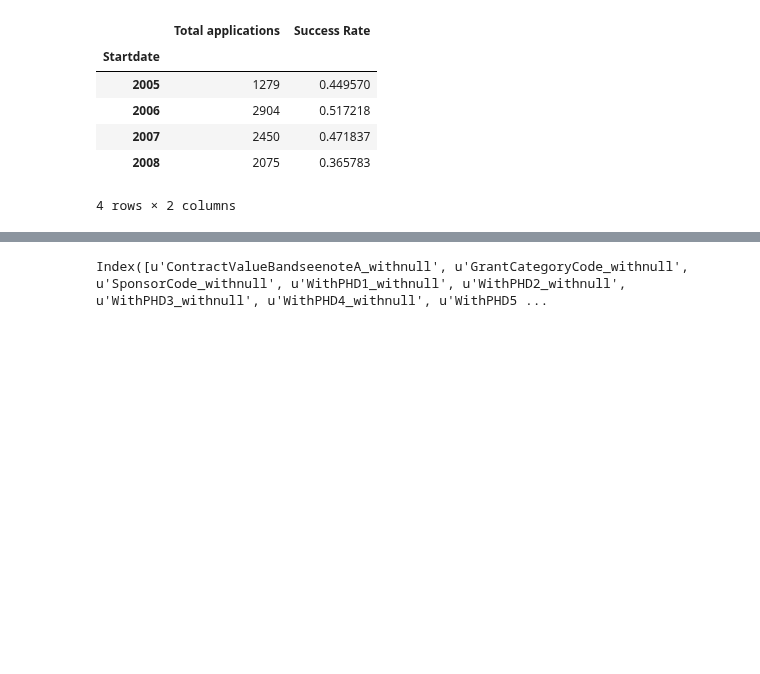
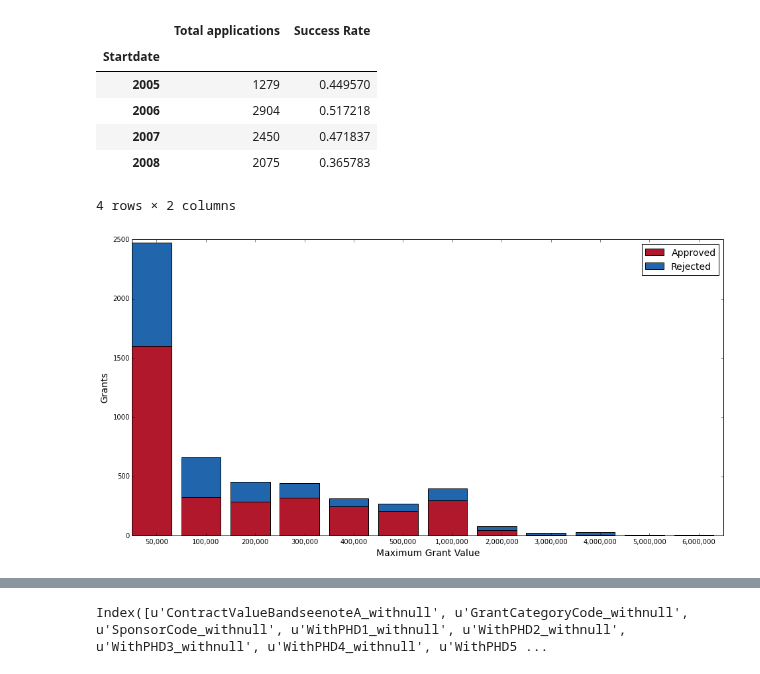
Before and after one commit to realmichaelzyy/cs249project, a Jupyter notebook: kaggle/workspace/classifier/KaggleDataset.ipynb, the cells around one changed output, grey strips where cells are left out. Drawn from its saved outputs; the diff is of its cells as text; code cells hidden in the pictures; blank space fills up the shorter version.

```diff
--- a/kaggle/workspace/classifier/KaggleDataset.ipynb
+++ b/kaggle/workspace/classifier/KaggleDataset.ipynb
@@ -899,4 +899,35 @@ grouped['GrantStatus'].agg({'Total applications': len, 'Success Rate': mean})
 | 2007 | 2450 | 0.471837 |
 | 2008 | 2075 | 0.365783 |
 4 rows × 2 columns
+# %%
+from matplotlib.cm import get_cmap
+red, blue = '#B2182B', '#2166AC'
+
+succGrantCols = ['NumberofSuccessfulGrant' + str(i) + "_withnull" for i in range(1,14)]
+unsuccGrantCols = ['NumberofUnsuccessfulGrant' + str(i) + "_withnull" for i in range(1,14)]
+
+plotData = pandas.concat([data.loc[:,['ContractValueBandseenoteA_withnull','GrantStatus']],
+                         pandas.DataFrame({'totalSuccessfulGrants':numpy.add.reduce(data[succGrantCols].fillna(0),axis=1),
+                                           'totalUnsuccessfulGrants':numpy.add.reduce(data[unsuccGrantCols].fillna(0),axis=1)})], axis=1).dropna()
+# %%
+fig = plt.figure(1, figsize=(16, 8))
+ax1 = fig.add_subplot(111)
+
+barData = plotData[plotData.ContractValueBandseenoteA_withnull.map(
+                            lambda x: x != 'Q ' and x != 'P ' and x != 'O ' and x != 'N ' and x != 'M ')]
+
+barData = barData.groupby('ContractValueBandseenoteA_withnull').apply(
+                    lambda x: pandas.Series({'Approved':x.GrantStatus[plotData.GrantStatus == 1].count(),
+                                             'Rejected': x.GrantStatus[plotData.GrantStatus == 0].count()}))
+
+plt.bar(range(len(barData)), list(barData.Approved), color=red, label='Approved')
+plt.bar(range(len(barData)), list(barData.Rejected), bottom=list(barData.Approved), color=blue, label='Rejected')
+plt.xticks(numpy.arange(len(barData))+0.5, map(lambda x: "{:,}".format(maxValue(x)), list(barData.index)), rotation='horizontal')
+plt.ylabel("Grants", fontsize=14)
+plt.xlabel("Maximum Grant Value", fontsize=14)
+plt.legend(loc='upper right', fontsize=14)
+
+plt.show()
+# %% [output]
+[figure, added]
 # %%
```
Also changed, not shown: parts of 1 cell of this notebook.
